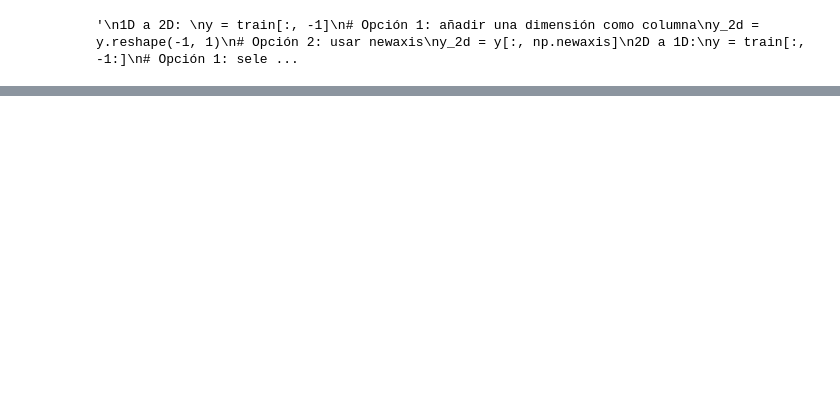
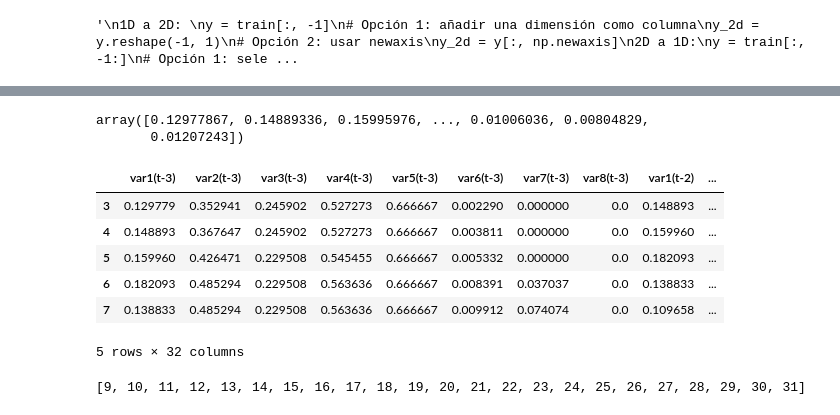
Before and after one commit to Alexis6am/DL_Practice, a Jupyter notebook: Pollution/Ejemplo_Pollution.ipynb, the cells around one changed output, grey strips where cells are left out. Saved outputs shown, nothing was run; the diff lists cells and outputs as text; code cells hidden in the pictures; blank space fills up the shorter version.

```diff
--- a/Pollution/Ejemplo_Pollution.ipynb
+++ b/Pollution/Ejemplo_Pollution.ipynb
@@ -240,3 +279,14 @@ y_1d = y.squeeze()
 '''
 # %% [output]
 '\n1D a 2D: \ny = train[:, -1]\n# Opción 1: añadir una dimensión como columna\ny_2d = y.reshape(-1, 1)\n# Opción 2: usar newaxis\ny_2d = y[:, np.newaxis]\n2D a 1D:\ny = train[:, -1:]\n# Opción 1: sele ...
+# %%
+#Ahora con 3 horas, sin mirar el archivo ese, solo con lo que ya sabes:
+values = df.values
+encoder = LabelEncoder()
+values[:,4] = encoder.fit_transform(values[:,4]) #Columna 4, direccion de viento
+#Ya que la columna tenia texto el array de numpy se convirtio en un array de objetos
+#para hacer el mixmax se necesita decimales
+values.astype('float32')
+scale = MinMaxScaler(feature_range=(0,1))
+
+listaTransformada = scale.fit_transform(values)
@@ -242,0 +318,28 @@ y_1d = y.squeeze()
+# %%
+listaTransformada[:,-8]
+#recuerda esto la primera columna pertence a la contaminacion en tal hora
+# %% [output]
+array([0.12977867, 0.14889336, 0.15995976, ..., 0.01006036, 0.00804829,
+       0.01207243])
+# %%
+atrasEn = 3
+adelanteEn = 1
+datosF = datos_a_supervisado(listaTransformada, atrasEn, adelanteEn)
+datosF.head()
+# %% [output]
+|  | var1(t-3) | var2(t-3) | var3(t-3) | var4(t-3) | var5(t-3) | var6(t-3) | var7(t-3) | var8(t-3) | var1(t-2) | ... |
+| 3 | 0.129779 | 0.352941 | 0.245902 | 0.527273 | 0.666667 | 0.002290 | 0.000000 | 0.0 | 0.148893 | ... |
+| 4 | 0.148893 | 0.367647 | 0.245902 | 0.527273 | 0.666667 | 0.003811 | 0.000000 | 0.0 | 0.159960 | ... |
+| 5 | 0.159960 | 0.426471 | 0.229508 | 0.545455 | 0.666667 | 0.005332 | 0.000000 | 0.0 | 0.182093 | ... |
+| 6 | 0.182093 | 0.485294 | 0.229508 | 0.563636 | 0.666667 | 0.008391 | 0.037037 | 0.0 | 0.138833 | ... |
+| 7 | 0.138833 | 0.485294 | 0.229508 | 0.563636 | 0.666667 | 0.009912 | 0.074074 | 0.0 | 0.109658 | ... |
+5 rows × 32 columns
+# %%
+#Solo funciona para una hora adelante
+cuantos = [i for i in range(adelanteEn*8 + 1, (atrasEn+adelanteEn)*8 )]
+print(cuantos)
+#En esta etapa estamos borrando todos las columnas de la siguiente fecha que queremos predecir (No usamos estos datos para entrenar
+# Ya que nos interesa predecir con los datos anteriores no con los actuales
+datosF.drop(datosF.columns[cuantos], axis=1,inplace=True)
+# %% [output]
+[9, 10, 11, 12, 13, 14, 15, 16, 17, 18, 19, 20, 21, 22, 23, 24, 25, 26, 27, 28, 29, 30, 31]
```
Also changed, not shown: parts of 12 cells of this notebook.
